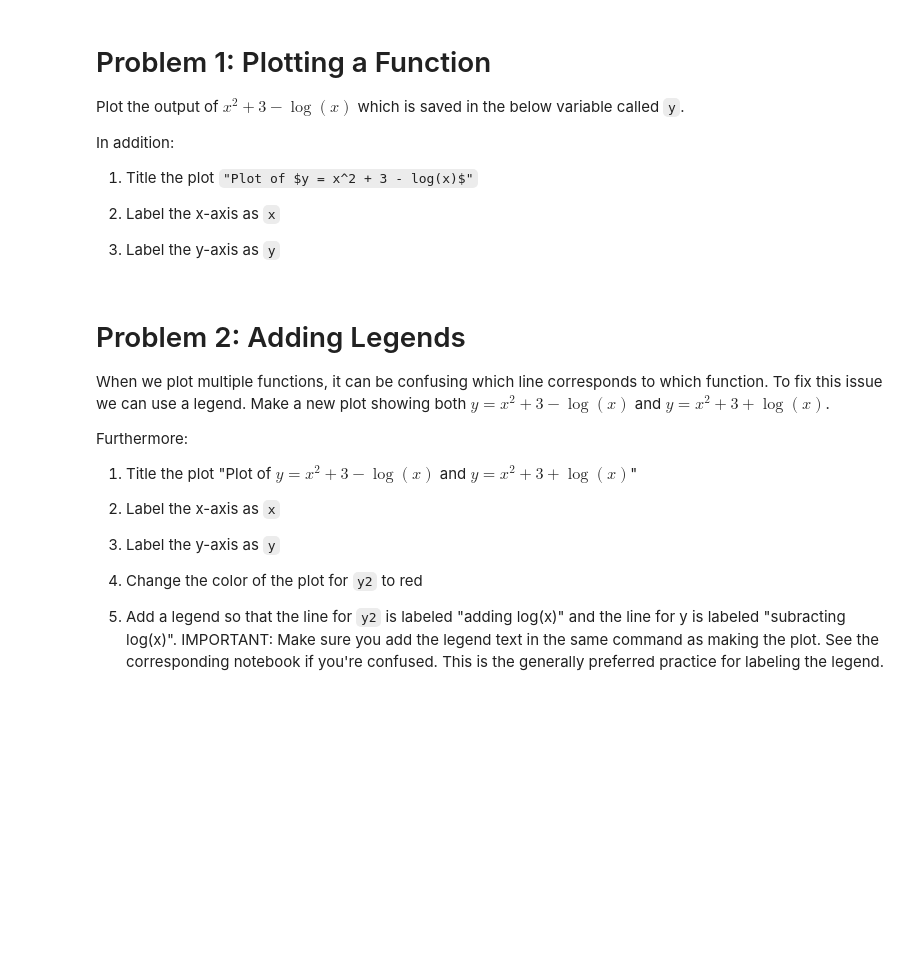
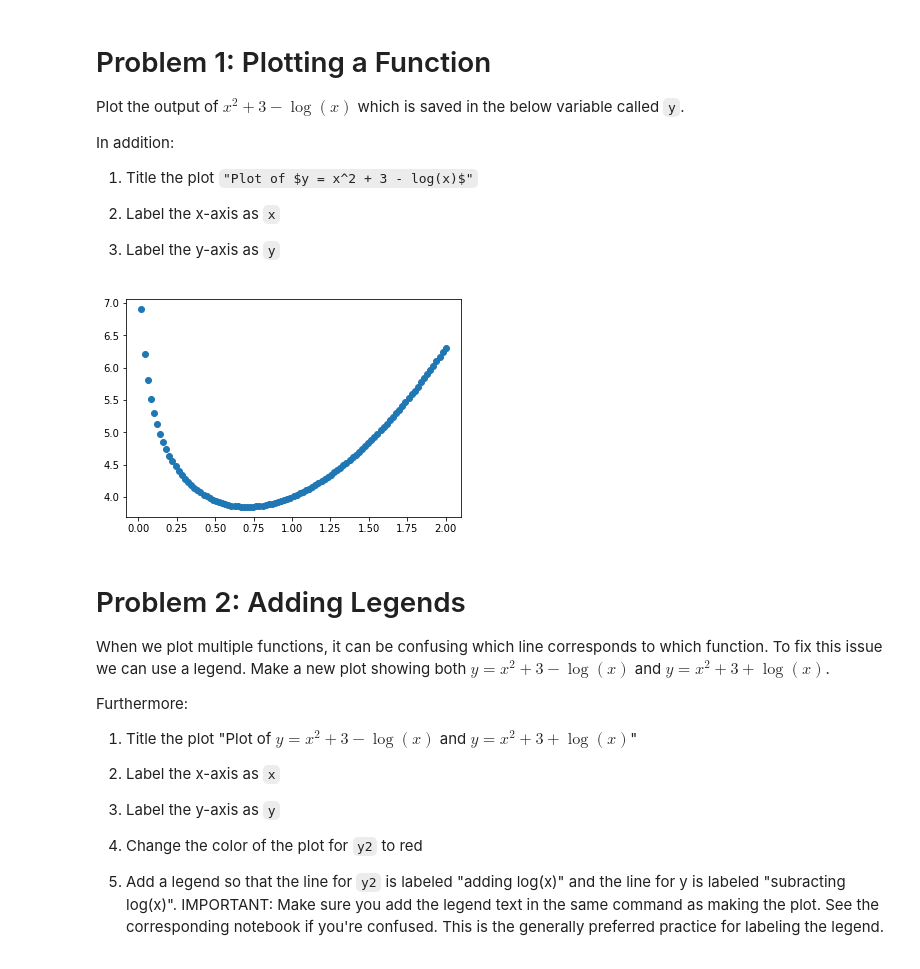
Before and after one commit to dennislamcv1/DAFA1, a Jupyter notebook: week5/m5_assignment.ipynb, the cells around one changed output. Saved outputs shown, nothing was run; the diff lists cells and outputs as text; code cells hidden in the pictures; blank space fills up the shorter version.

```diff
--- a/week5/m5_assignment.ipynb
+++ b/week5/m5_assignment.ipynb
@@ -46,3 +44,9 @@ fig, ax = plt.subplots()
+# %%
+fig, ax = plt.subplots(1,1)
+plt.scatter(x=x, y=y)
+plt.show()
+# %% [output]
+[figure, added]
 # %%
 assert_equal(ax.get_xlabel(), 'x')
 assert_equal(ax.get_ylabel(), 'y')
```
Also changed, not shown: parts of 5 cells of this notebook, 1 other file.
